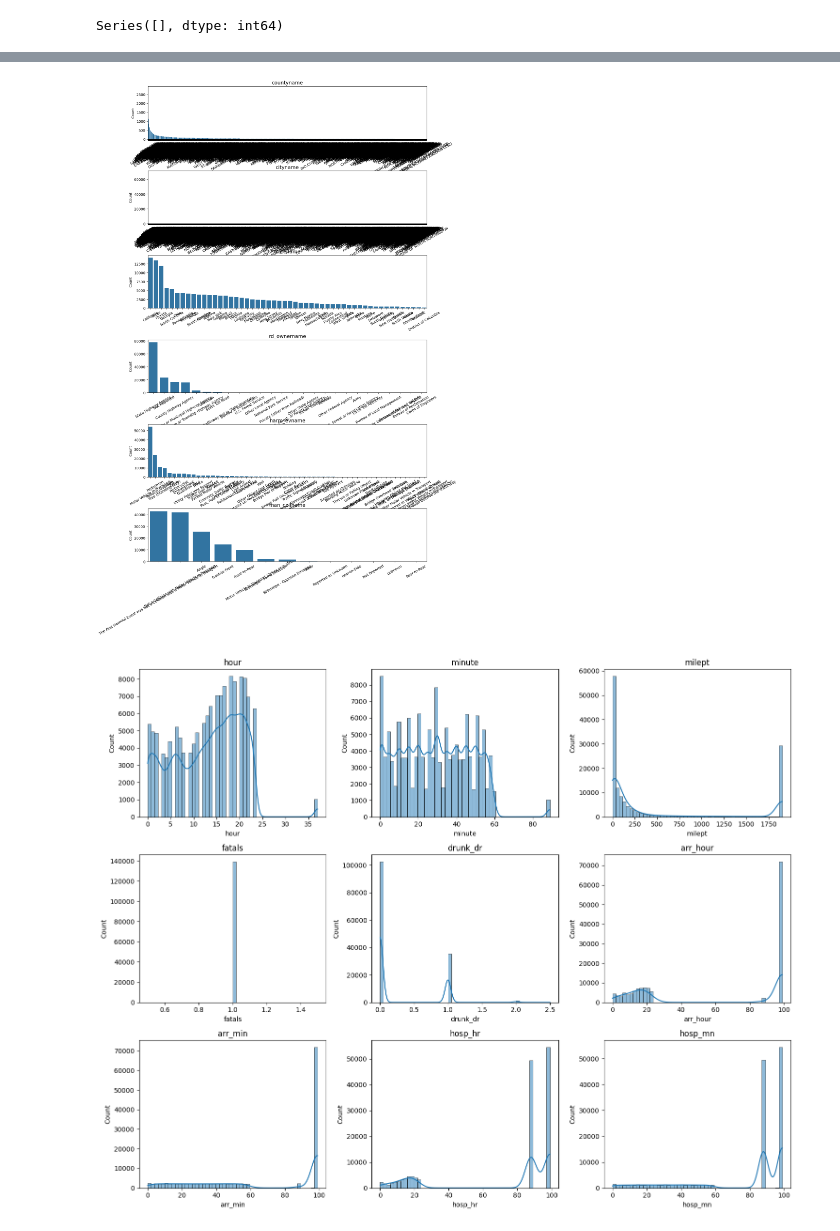
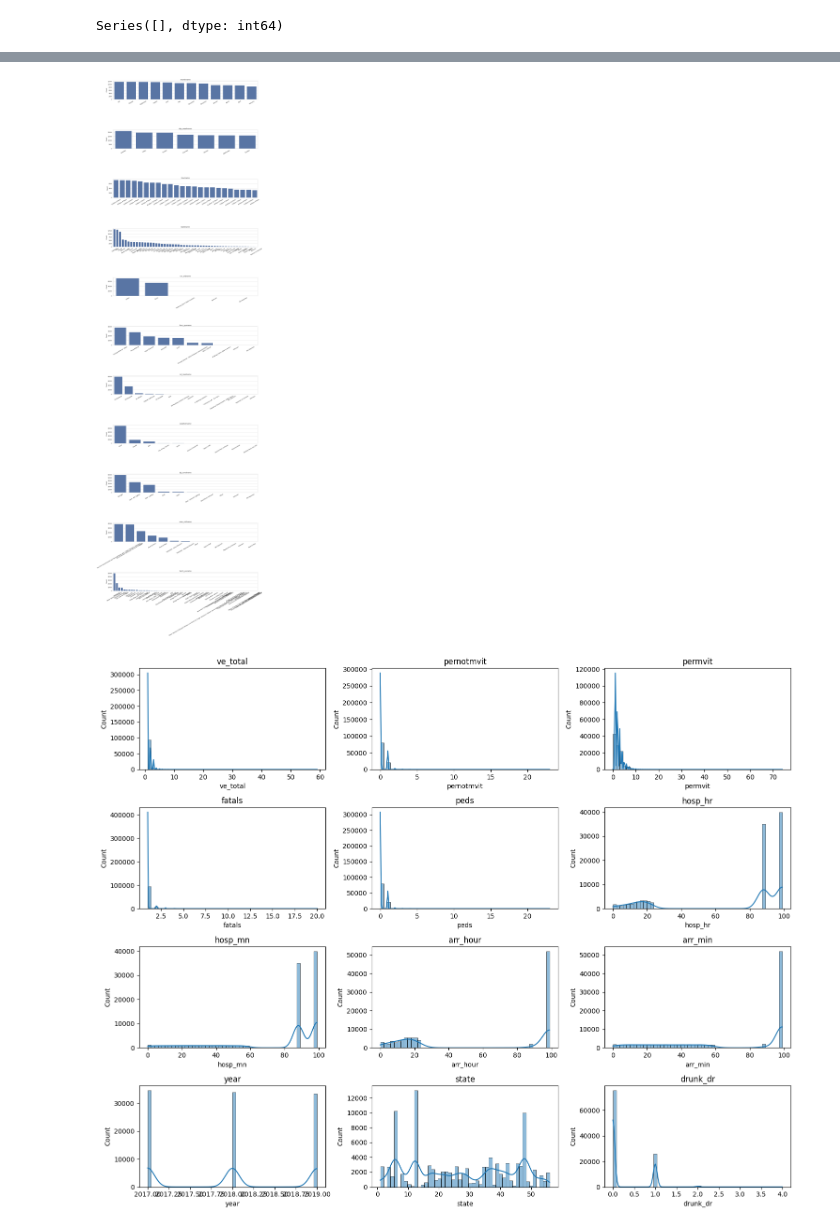
Before and after one commit to ntlg72/ETL-Global-Road-Accidents, a Jupyter notebook: notebooks/001_eda_fars.ipynb, the cells around one changed output, grey strips where cells are left out. Cells and saved outputs as stored; diff of their text form; code cells hidden in the pictures.

```diff
--- a/notebooks/001_eda_fars.ipynb
+++ b/notebooks/001_eda_fars.ipynb
@@ -179,0 +260,2 @@ freq                                                42773
+# %%
+df.drop(df[df['hourname'] == 'Unknown Hours'].index, inplace = True)
@@ -179,0 +276,2 @@ freq                                                42773
+# %%
+df.drop(df[df['rur_urbname'].isin(['Urban', 'Rural'])].index, inplace=True)
@@ -258,0 +366,30 @@ See the caveats in the documentation: https://pandas.pydata.org/pandas-docs/stab
+# %%
+numerical_cols = df.select_dtypes(include=['int64', 'float64']).columns
+
+outlier_log = []
+
+for col in numerical_cols:
+    print(f"\n--- Analyzing Outliers for '{col}' ---")
+
+    Q1 = df[col].quantile(0.25)
+    Q3 = df[col].quantile(0.75)
+    IQR = Q3 - Q1
+    lower_limit = Q1 - 1.5 * IQR
+    upper_limit = Q3 + 1.5 * IQR
+
+    outliers = df[(df[col] < lower_limit) | (df[col] > upper_limit)]
+    num_outliers = len(outliers)
+
+    print(f"Number of Outliers: {num_outliers}")
+    print(f"Lower Limit: {lower_limit:.2f}, Upper Limit: {upper_limit:.2f}")
+
+    outlier_log.append({
+        'Variable': col,
+        'Outliers': num_outliers,
+        'Lower Limit': lower_limit,
+        'Upper Limit': upper_limit,
+        'Porcentaje de Outliers': round(num_outliers / len(df) * 100, 2)
+    })
+
+print("\nResumen de Outliers:")
+print(outlier_log)
@@ -259,39 +414,38 @@ See the caveats in the documentation: https://pandas.pydata.org/pandas-docs/stab
 # %%
-
-df = df[(df[col] >= lower_limit) & (df[col] <= upper_limit)]
+#df = df[(df[col] >= lower_limit) & (df[col] <= upper_limit)]
 # %%
-col_cat = ["countyname", "cityname", "statename", "rd_ownername", "harm_evname", "man_collname"]
+col_cat = ["monthname", "day_weekname", "hourname", "statename", "rur_urbname",
+            "func_sysname", "rel_roadname", "weathername", "lgt_condname",
+            "man_collname", "harm_evname"]
 
+
+dtype: object
 n_rows = len(col_cat)
-fig, axes = plt.subplots(nrows=n_rows, ncols=1, figsize=(20, 4 * n_rows))
+fig, axes = plt.subplots(nrows=n_rows, ncols=1, figsize=(20, 6 * n_rows))
 fig.subplots_adjust(hspace=0.6)
 
 if n_rows == 1:
     axes = [axes]
 
 for i, col in enumerate(col_cat):
     sns.countplot(x=col, data=df, ax=axes[i], order=df[col].value_counts().index)
     axes[i].set_title(col, fontsize=14)
     axes[i].set_xlabel("")
     axes[i].set_ylabel("Count")
     axes[i].tick_params(axis='x', rotation=30)
 
 plt.tight_layout()
 plt.show()
 # %% [output]
-[figure, old version]
+[figure, new version]
 # %%
-col_num = [
-    "hour", "minute", "milept", "fatals", "drunk_dr",
-    "arr_hour", "arr_min", "hosp_hr", "hosp_mn"
-]
+col_num = df.select_dtypes(include=['int64', 'float64']).columns
 
-# Cantidad de filas y columnas del grid
 n_cols = 3
 n_rows = math.ceil(len(col_num) / n_cols)
 
 fig, axes = plt.subplots(nrows=n_rows, ncols=n_cols, figsize=(15, 12))
-axes = axes.flatten()  # Aplanar para iterar fácilmente
+axes = axes.flatten()
 fig.subplots_adjust(hspace=0.4, wspace=0.4)
 
 for i, col in enumerate(col_num):
@@ -306,7 +460,7 @@ for j in range(i + 1, len(axes)):
 plt.tight_layout()
 plt.show()
 # %% [output]
-[figure, old version]
+[figure, new version]
 # %%
 numerical_cols = df.select_dtypes(include=['int64', 'float64'])
 for col in numerical_cols:
```
Also changed, not shown: parts of 27 cells of this notebook, 5 other files.
